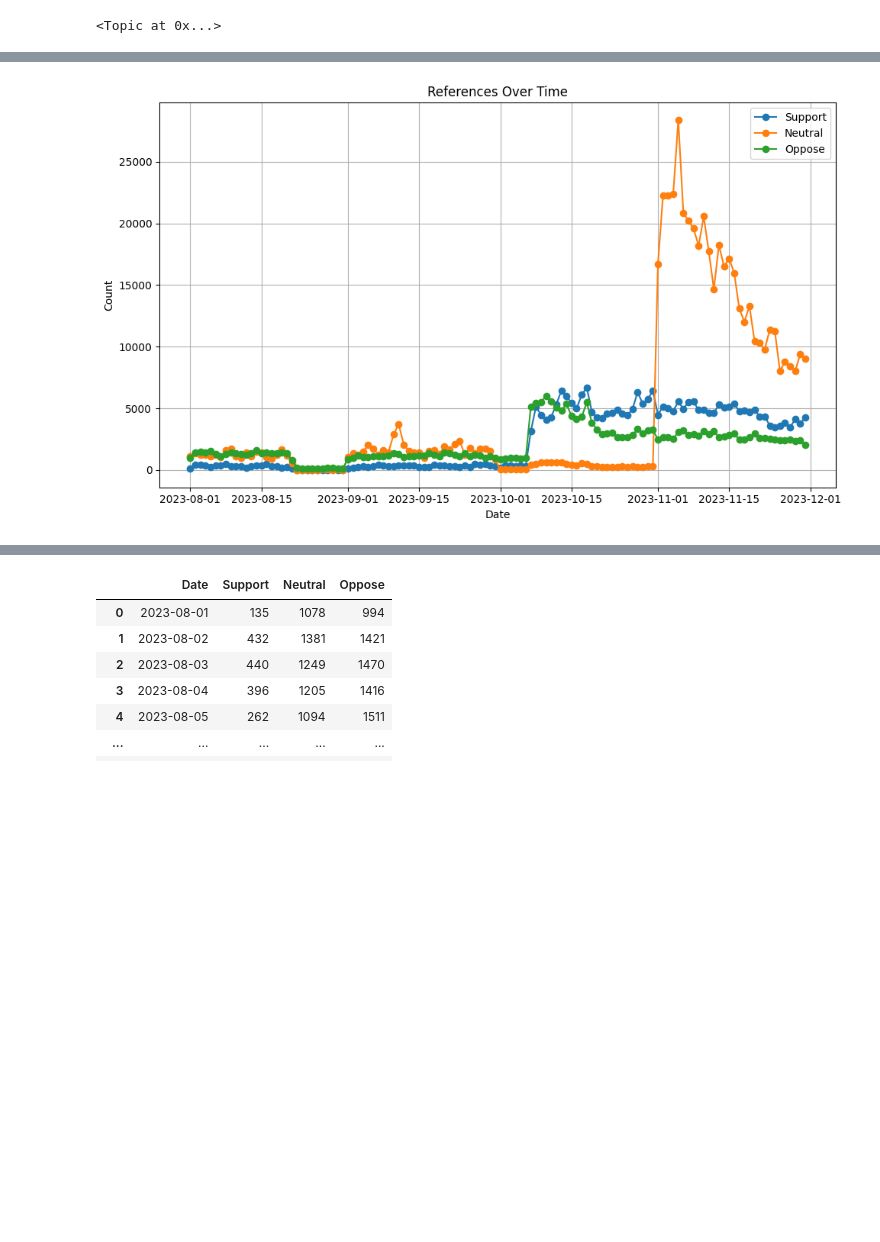
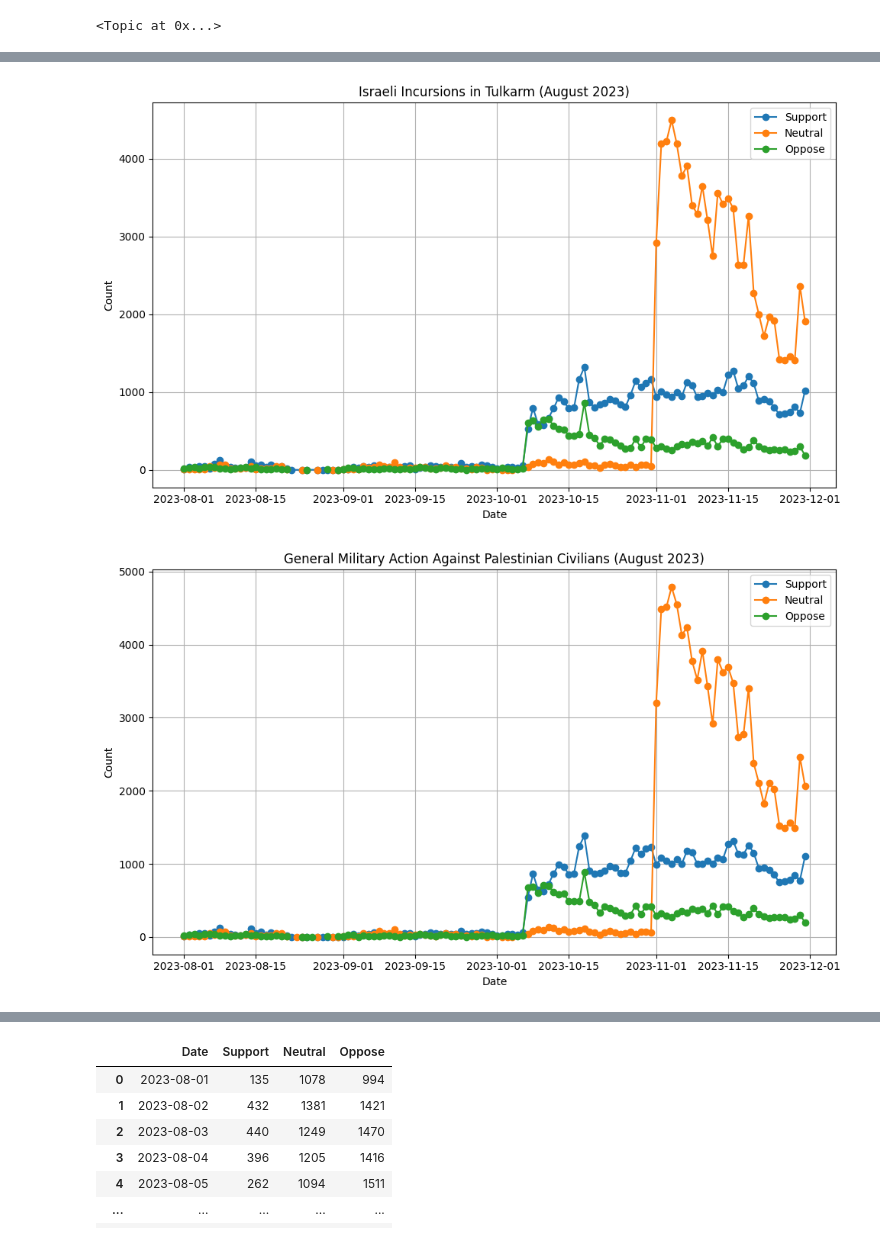
Before and after one commit to ThomasScottWhite/SNAProject, a Jupyter notebook: rust_test.ipynb, the cells around one changed output, grey strips where cells are left out. Saved outputs shown, nothing was run; the diff lists cells and outputs as text; code cells hidden in the pictures; blank space fills up the shorter version.

Commit message:
added keywords and topics

```diff
--- a/rust_test.ipynb
+++ b/rust_test.ipynb
@@ -54,31 +57,32 @@ topics[0].oppose_references_per_date
 # %%
 for topic in topics:
     support = topic.support_references_per_date
     neutral = topic.neutral_references_per_date
     oppose = topic.oppose_references_per_date
 
     df_support = pd.DataFrame(list(support.items()), columns=['Date', 'Support'])
     df_neutral = pd.DataFrame(list(neutral.items()), columns=['Date', 'Neutral'])
     df_oppose = pd.DataFrame(list(oppose.items()), columns=['Date', 'Oppose'])
 
     df = df_support.merge(df_neutral, on='Date', how='outer').merge(df_oppose, on='Date', how='outer')
 
 
 
     df['Date'] = pd.to_datetime(df['Date'])
 
     plt.figure(figsize=(10, 6))
     plt.plot(df['Date'], df['Support'], label='Support', marker='o')
     plt.plot(df['Date'], df['Neutral'], label='Neutral', marker='o')
     plt.plot(df['Date'], df['Oppose'], label='Oppose', marker='o')
 
     plt.xlabel('Date')
     plt.ylabel('Count')
-    plt.title('References Over Time')
+    plt.title(topic.name)
     plt.legend()
     plt.grid(True)
     plt.tight_layout()
 
     plt.show()
 # %% [output]
-[figure, old version]
+[figure, new version]
+[figure, added]
```
Also changed, not shown: parts of 3 cells of this notebook, 1 other file.
